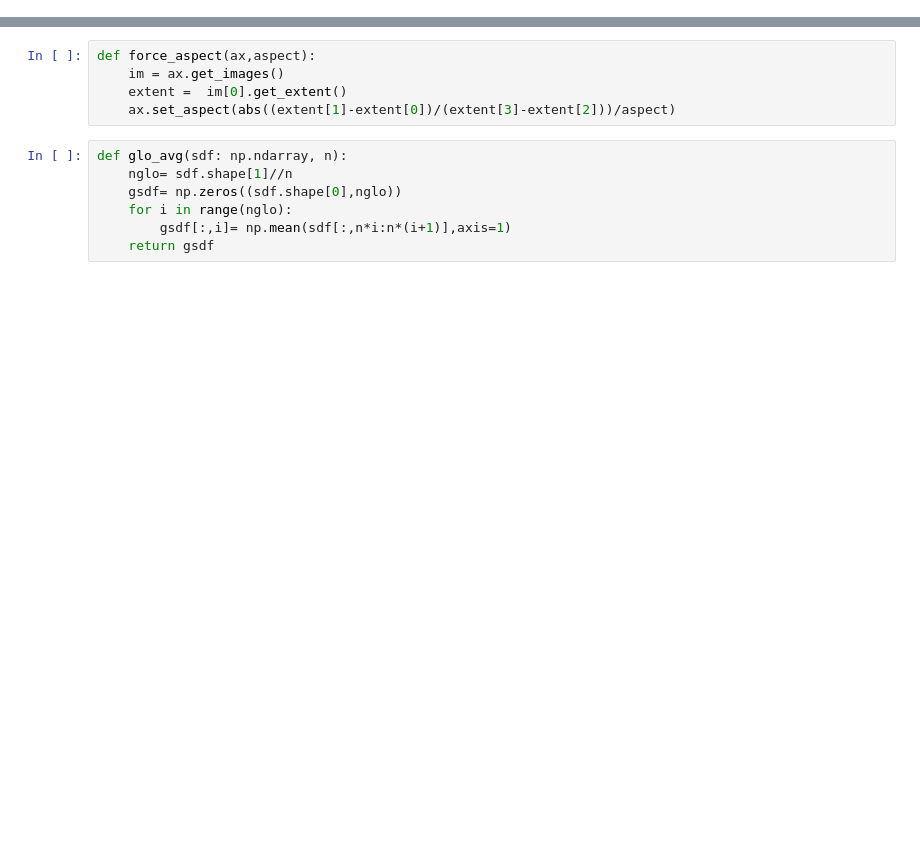
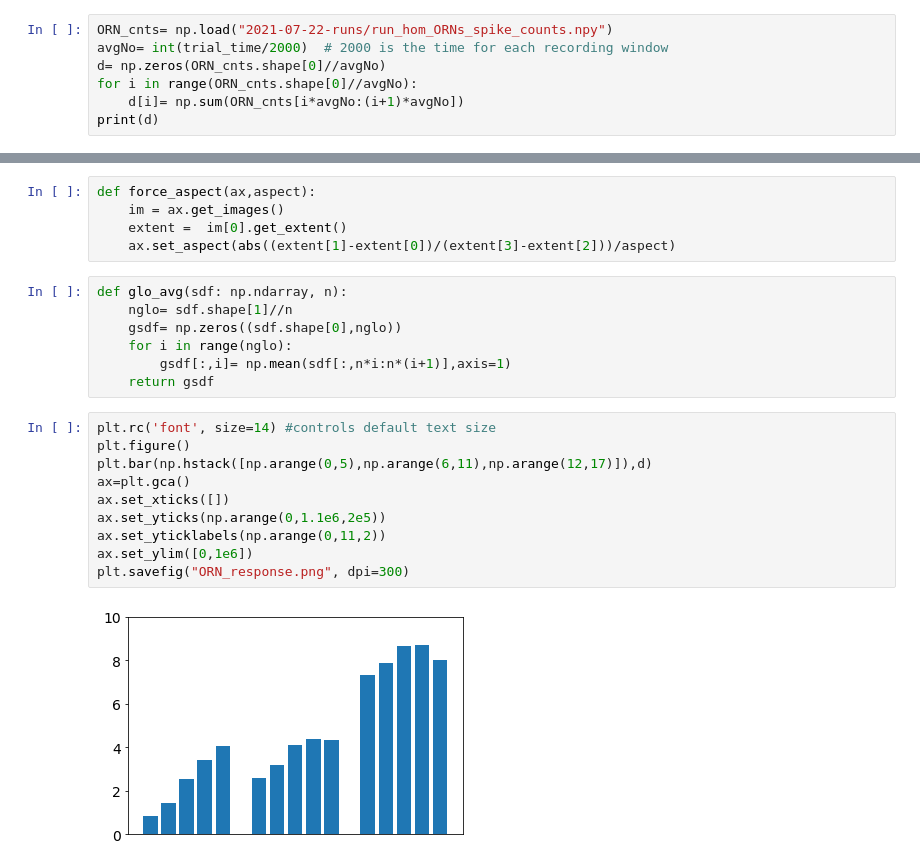
Before and after one commit to tnowotny/bee_al_2021, a Jupyter notebook: src/figure2.ipynb, the cells around one changed output, grey strips where cells are left out. Cells and saved outputs as stored; diff of their text form; blank space fills up the shorter version.

```diff
--- a/src/figure2.ipynb
+++ b/src/figure2.ipynb
@@ -16,3 +16,10 @@ mlabel="2021-07-08-runs/run_hom_0.0_odors_5_99"
 mspike_t= np.load(mlabel+"_"+pop+"_spike_t.npy")
 mspike_ID= np.load(mlabel+"_"+pop+"_spike_ID.npy")
 mt_total= mspike_t[-1]
+# %%
+ORN_cnts= np.load("2021-07-22-runs/run_hom_ORNs_spike_counts.npy")
+avgNo= int(trial_time/2000)  # 2000 is the time for each recording window
+d= np.zeros(ORN_cnts.shape[0]//avgNo)
+for i in range(ORN_cnts.shape[0]//avgNo):
+    d[i]= np.sum(ORN_cnts[i*avgNo:(i+1)*avgNo])
+print(d)
@@ -28,4 +38,16 @@ def glo_avg(sdf: np.ndarray, n):
     for i in range(nglo):
         gsdf[:,i]= np.mean(sdf[:,n*i:n*(i+1)],axis=1)
     return gsdf
+# %%
+plt.rc('font', size=14) #controls default text size
+plt.figure()
+plt.bar(np.hstack([np.arange(0,5),np.arange(6,11),np.arange(12,17)]),d)
+ax=plt.gca()
+ax.set_xticks([])
+ax.set_yticks(np.arange(0,1.1e6,2e5))
+ax.set_yticklabels(np.arange(0,11,2))
+ax.set_ylim([0,1e6])
+plt.savefig("ORN_response.png", dpi=300)
+# %% [output]
+[figure, added]
 # %%
```
Also changed, not shown: parts of 8 cells of this notebook, 1 other file.
